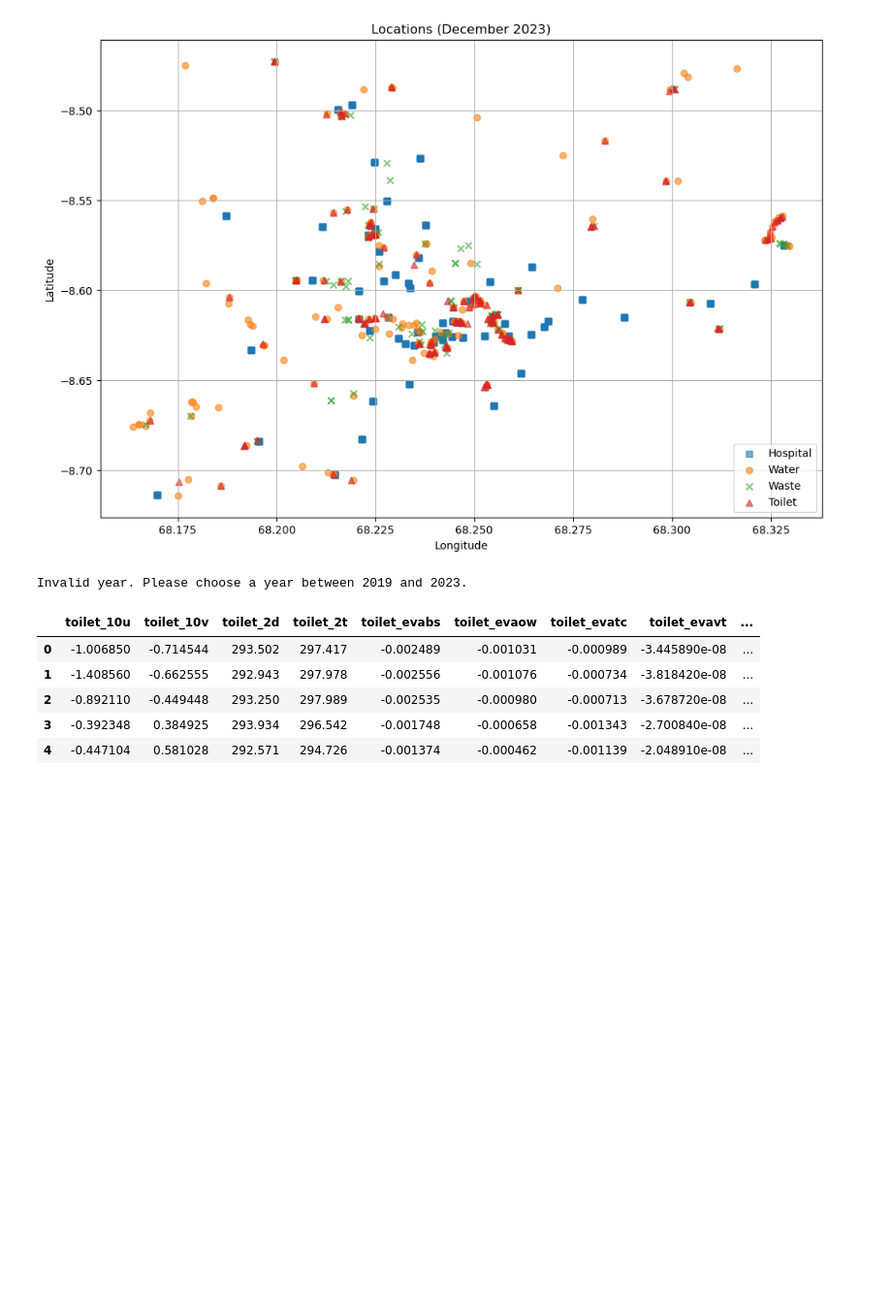
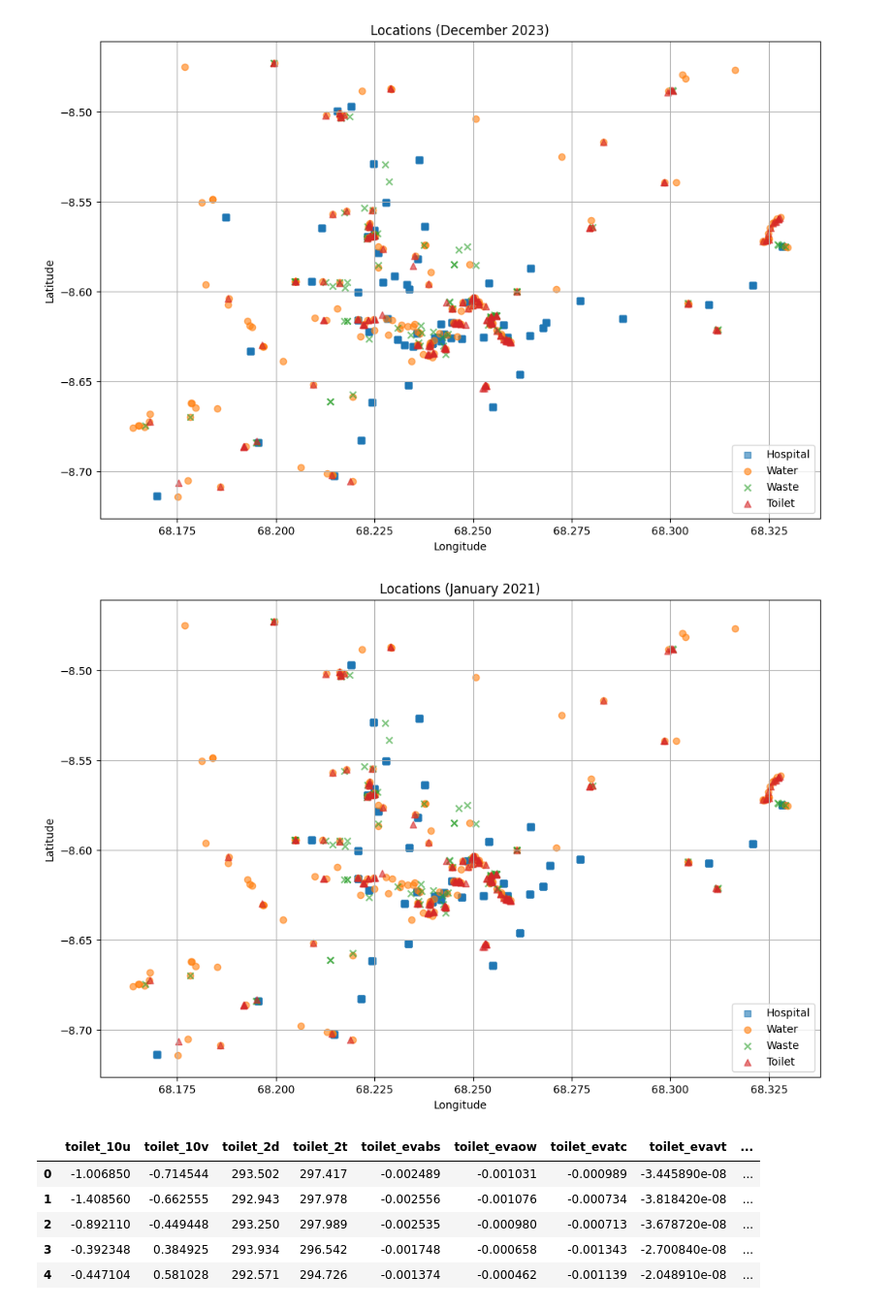
Before and after one commit to michaelgobz/ML-and-AI-Challenges, a Jupyter notebook: SUA-Outsmarting-Outbreaks-Challenge/Outsmarting_Outbreaks.ipynb, the cells around one changed output. Shown at 97% size. Drawn from its saved outputs; the diff is of its cells as text; code cells hidden in the pictures; blank space fills up the shorter version.

```diff
--- a/SUA-Outsmarting-Outbreaks-Challenge/Outsmarting_Outbreaks.ipynb
+++ b/SUA-Outsmarting-Outbreaks-Challenge/Outsmarting_Outbreaks.ipynb
@@ -45,0 +50,4 @@ train.describe()
+# %%
+#  toilets drop any duplicated and missing values
+toilets = toilets.drop_duplicates()
+toilets = toilets.dropna()
@@ -45,0 +86,4 @@ train.describe()
+# %%
+# waste_management drop any duplicated and missing values
+waste_management = waste_management.drop_duplicates()
+waste_management = waste_management.dropna()
@@ -45,0 +120,4 @@ train.describe()
+# %%
+# water_sources drop any duplicated and missing values
+water_sources = water_sources.drop_duplicates()
+water_sources = water_sources.dropna()
@@ -45,0 +153,4 @@ train.describe()
+# %%
+# train drop any duplicated and missing values
+train = train.drop_duplicates()
+train = train.dropna()
@@ -132,9 +273,9 @@ plot_locations(year=2023, month=12, month_name='December')
 # %% [output]
 [figure]
 # %%
-plot_locations(year=2000, month=1, month_name='January')
+plot_locations(year=2021, month=1, month_name='January')
 # %% [output]
-Invalid year. Please choose a year between 2019 and 2023.
+[figure, added]
 # %%
 def find_nearest(hospital_df, location_df, lat_col, lon_col, id_col):
     # Create a cKDTree for efficient nearest neighbour search
```
Also changed, not shown: parts of 17 cells of this notebook.
